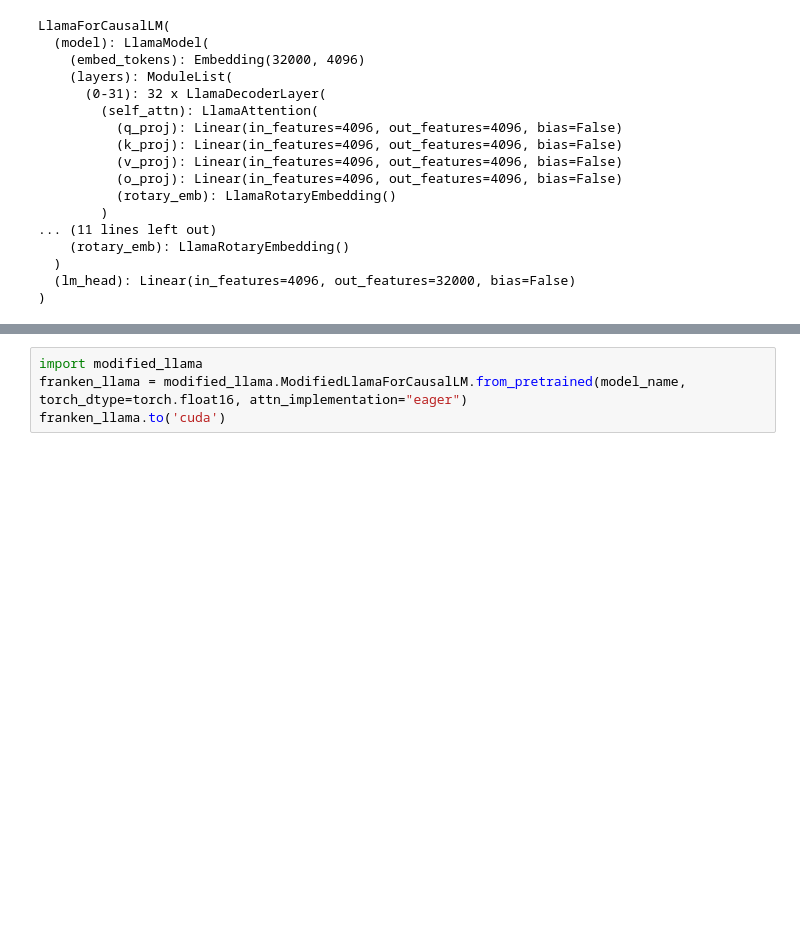
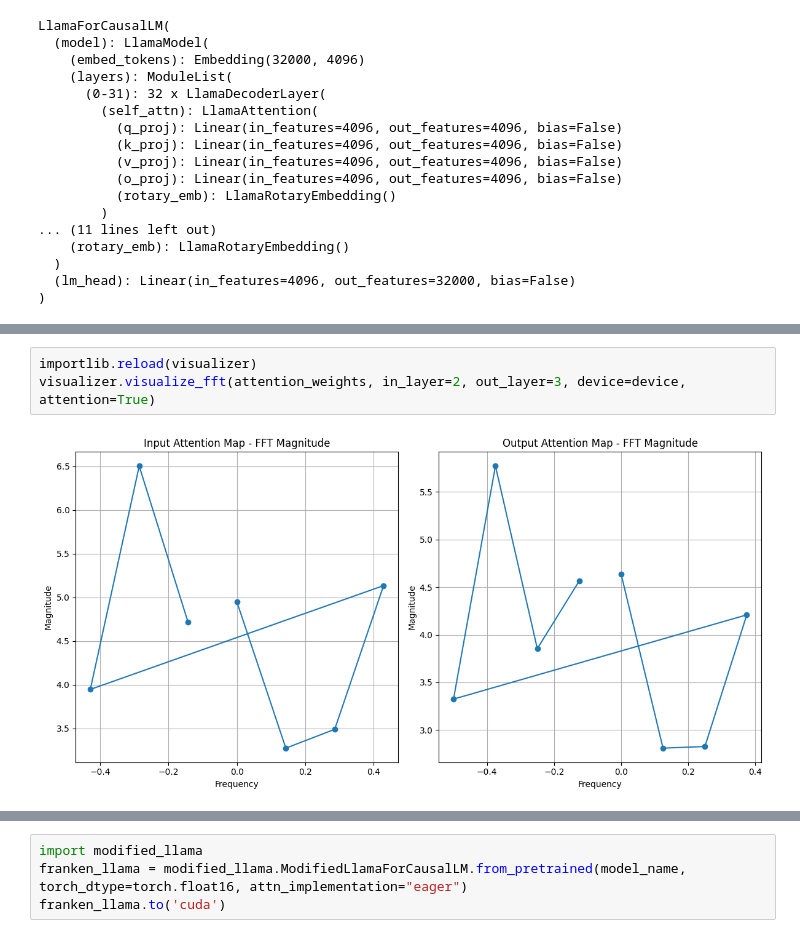
Before and after one commit to AngeloGalav/franken-llama, a Jupyter notebook: playground.ipynb, the cells around one changed output, grey strips where cells are left out. Saved outputs shown, nothing was run; the diff lists cells and outputs as text; blank space fills up the shorter version.

```diff
--- a/playground.ipynb
+++ b/playground.ipynb
@@ -111,3 +106,8 @@ One day, while out on a walk, Sarah stumbled upon a hidden glade surrounded by t
+# %%
+importlib.reload(visualizer)
+visualizer.visualize_fft(attention_weights, in_layer=2, out_layer=3, device=device, attention=True)
+# %% [output]
+[figure, added]
 # %%
 visualizer.visualize_fft(states, in_layer=2, out_layer=3, device=device)
 # %% [output]
```
Also changed, not shown: parts of 6 cells of this notebook, 7 other files.
